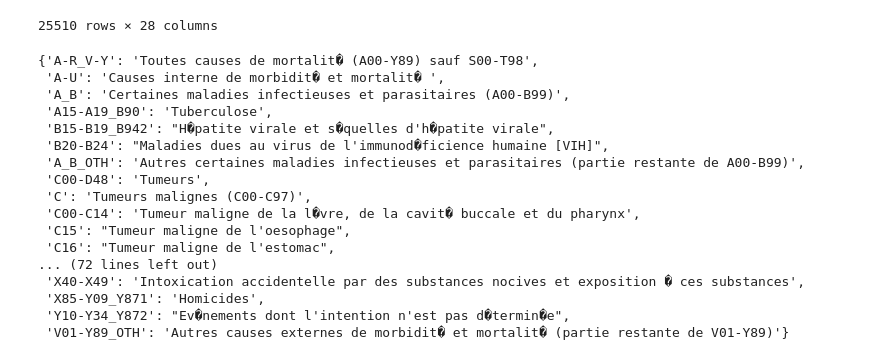
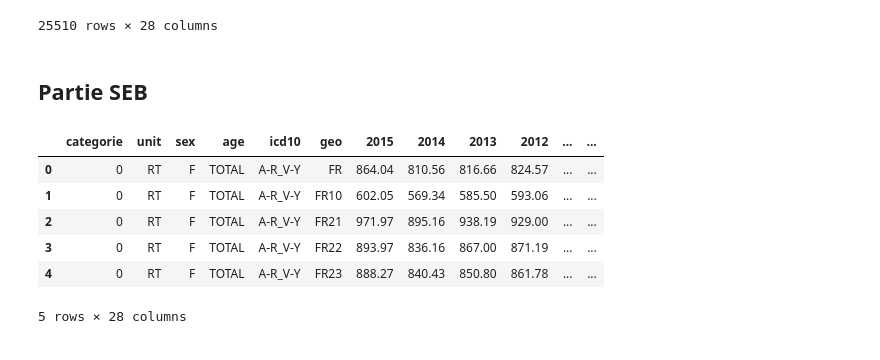
Before and after one commit to margauxRodrigues/viz_project, a Jupyter notebook: data/new_data_reader.ipynb, the cells around one changed output. Cells and saved outputs as stored; diff of their text form; code cells hidden in the pictures.

```diff
--- a/data/new_data_reader.ipynb
+++ b/data/new_data_reader.ipynb
@@ -147,23 +133,18 @@ data_fr
 25510 rows × 28 columns
 # %%
 icd10_dict = corres_ICD10.set_index(0).loc[:,1].to_dict()
-# %%
-icd10_dict
-# %% [output]
-{'A-R_V-Y': 'Toutes causes de mortalit� (A00-Y89) sauf S00-T98',
- 'A-U': 'Causes interne de morbidit� et mortalit� ',
- 'A_B': 'Certaines maladies infectieuses et parasitaires (A00-B99)',
- 'A15-A19_B90': 'Tuberculose',
- 'B15-B19_B942': "H�patite virale et s�quelles d'h�patite virale",
- 'B20-B24': "Maladies dues au virus de l'immunod�ficience humaine [VIH]",
- 'A_B_OTH': 'Autres certaines maladies infectieuses et parasitaires (partie restante de A00-B99)',
- 'C00-D48': 'Tumeurs',
- 'C': 'Tumeurs malignes (C00-C97)',
- 'C00-C14': 'Tumeur maligne de la l�vre, de la cavit� buccale et du pharynx',
- 'C15': "Tumeur maligne de l'oesophage",
- 'C16': "Tumeur maligne de l'estomac",
-... (72 lines left out)
- 'X40-X49': 'Intoxication accidentelle par des substances nocives et exposition � ces substances',
- 'X85-Y09_Y871': 'Homicides',
- 'Y10-Y34_Y872': "Ev�nements dont l'intention n'est pas d�termin�e",
- 'V01-Y89_OTH': 'Autres causes externes de morbidit� et mortalit� (partie restante de V01-Y89)'}
+# %% [markdown]
+## Partie SEB
+# %%
+for col in data_fr.columns[6:]:
+    data_fr[col] = data_fr[col].str.strip().replace({":":"NaN", ": z":"NaN"}).astype('float64')
+# %%
+data_fr.head()
+# %% [output]
+|  | categorie | unit | sex | age | icd10 | geo | 2015 | 2014 | 2013 | 2012 | ... | ... |
+| 0 | 0 | RT | F | TOTAL | A-R_V-Y | FR | 864.04 | 810.56 | 816.66 | 824.57 | ... | ... |
+| 1 | 0 | RT | F | TOTAL | A-R_V-Y | FR10 | 602.05 | 569.34 | 585.50 | 593.06 | ... | ... |
+| 2 | 0 | RT | F | TOTAL | A-R_V-Y | FR21 | 971.97 | 895.16 | 938.19 | 929.00 | ... | ... |
+| 3 | 0 | RT | F | TOTAL | A-R_V-Y | FR22 | 893.97 | 836.16 | 867.00 | 871.19 | ... | ... |
+| 4 | 0 | RT | F | TOTAL | A-R_V-Y | FR23 | 888.27 | 840.43 | 850.80 | 861.78 | ... | ... |
+5 rows × 28 columns
```
Also changed, not shown: parts of 15 cells of this notebook, 4 other files.
